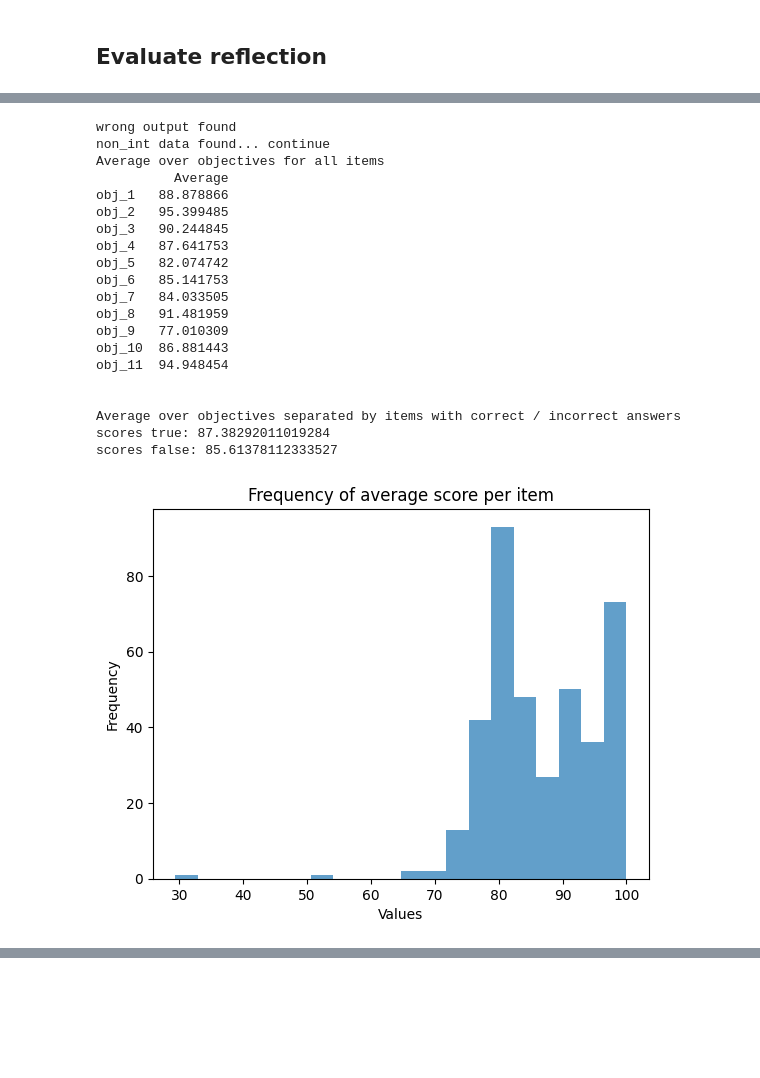
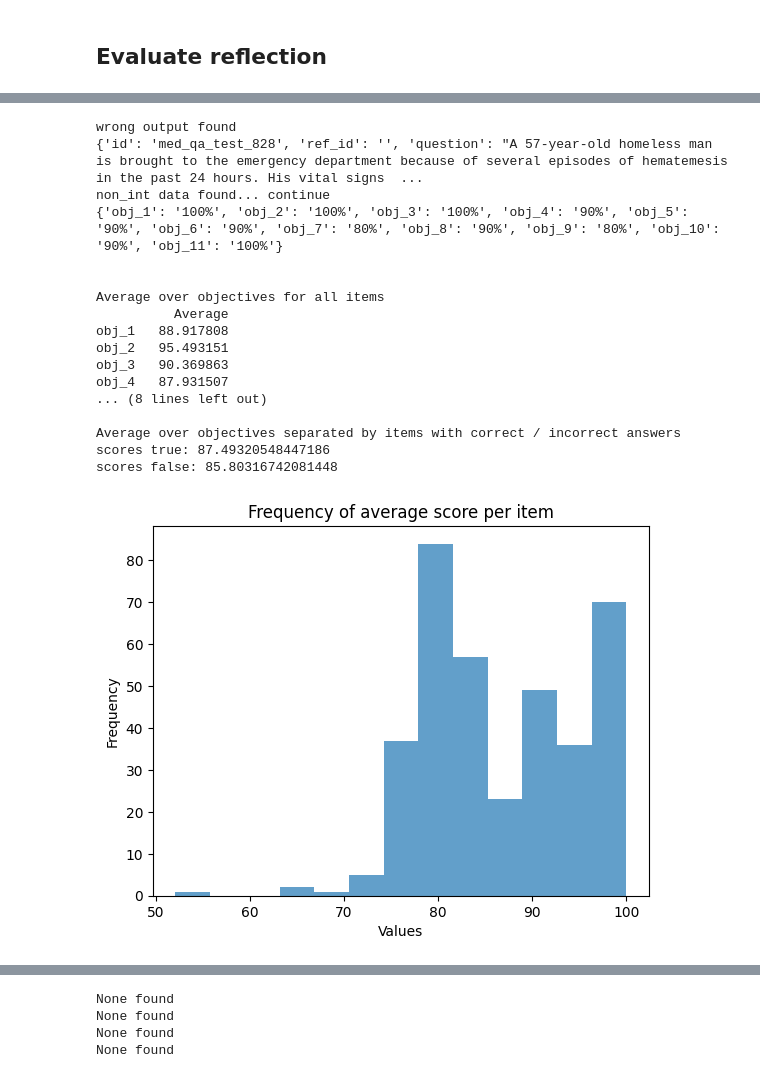
Before and after one commit to OpenBioLink/ThoughtSource, a Jupyter notebook: notebooks/reflection_messages/reflection_results.ipynb, the cells around one changed output, grey strips where cells are left out. Drawn from its saved outputs; the diff is of its cells as text; code cells hidden in the pictures; blank space fills up the shorter version.

```diff
--- a/notebooks/reflection_messages/reflection_results.ipynb
+++ b/notebooks/reflection_messages/reflection_results.ipynb
@@ -521,0 +454,4 @@ data.dump(dump_path+".json")
+# %%
+for element in c['med_qa']['test']:
+    if element['generated_cot'][0]['answers'][0]['correct_answer'] is None:
+        print("None found")
@@ -595,0 +577,6 @@ Standard dev. of scores
+# %%
+scores,indicators = zip(*scores_with_indicator)
+for i,element in enumerate(scores):
+        for inner_key, value in element.items():
+            if isinstance(value,str):
+                print(i,inner_key,value)
@@ -673,58 +715,57 @@ Standard dev. of scores
 data_400 = Collection.from_json("./med_qa_400_first_gpt-3.5-turbo_gpt-3.5-turbo.json")
 data_100 = Collection.from_json("./med_qa_first_gpt-3.5-turbo_gpt-3.5-turbo.json")
 data_500 = data_400.merge(data_100)
+data_500 = generate_without_none_ans(data_500)
 data = data_500
 
-scores_per_item, variables_per_item, [scores_true,scores_false] = parse_data(data,idx_cot=1,dataset='med_qa',split='test')
+scores_per_item, variables_per_item, filtered_lowest_tuples, scores_with_indicator = parse_data(data,idx_cot=1,dataset='med_qa',split='test')
 scores_per_item = fix_str_score(scores_per_item)
 scores_per_objective, df = get_further_data(scores_per_item)
 average_per_item = [sum(d.values()) / len(d) for d in scores_per_item]
 print("\n")
 print("Average over objectives for all items")
 print(df)
 print("\n")
 
-print("Average over objectives separated by items with correct / incorrect answers")
-avg_true_false(data,average_per_item,'med_qa','test')
+#print("Average over objectives separated by items with correct / incorrect answers") #see compare_true_false
 freq_bar_plot(scores_per_item)
 # avg_item_plot(scores_per_objective)
 
 print("Mann-Whitney-U test")
-scores_per_objective_true,scores_per_objective_false = u_test(data,scores_per_item,'med_qa','test')
-print("\n")
-print("Frequency where objective is lowest scored for items with false answer")
-print(dict(sorted(count_keys(scores_false).items(), key=lambda x: -x[1])))
-print("\n")
-print("Frequency where objective is lowest scored for items with correct answer")
-print(dict(sorted(count_keys(scores_true).items(), key=lambda x: -x[1])))
-print("\n")
+scores_per_objective_true,scores_per_objective_false = u_test(scores_with_indicator)
+# print("\n")
+# print("Frequency where objective is lowest scored for items with false answer")
+# print(dict(sorted(count_keys(scores_false).items(), key=lambda x: -x[1])))
+# print("\n")
+# print("Frequency where objective is lowest scored for items with correct answer")
+# print(dict(sorted(count_keys(scores_true).items(), key=lambda x: -x[1])))
+# print("\n")
 
 range_data = {key: (min(value),max(value)) for key, value in scores_per_objective.items()}
 print("range of scores")
 print(range_data)
 print("\n")
 print("Standard dev. of scores")
 print(standard_deviation(scores_per_objective))
+print("Compare the averages of groups with correct or incorrect answer")
+compare_true_false(scores_per_objective_true,scores_per_objective_false)
 # %% [output]
 wrong output found
+{'id': 'med_qa_test_828', 'ref_id': '', 'question': "A 57-year-old homeless man is brought to the emergency department because of several episodes of hematemesis in the past 24 hours. His vital signs  ...
 non_int data found... continue
+{'obj_1': '100%', 'obj_2': '100%', 'obj_3': '100%', 'obj_4': '90%', 'obj_5': '90%', 'obj_6': '90%', 'obj_7': '80%', 'obj_8': '90%', 'obj_9': '80%', 'obj_10': '90%', 'obj_11': '100%'}
+
+
 Average over objectives for all items
           Average
-obj_1   88.878866
-obj_2   95.399485
-obj_3   90.244845
-obj_4   87.641753
-obj_5   82.074742
-obj_6   85.141753
-obj_7   84.033505
-obj_8   91.481959
-obj_9   77.010309
-obj_10  86.881443
-obj_11  94.948454
-
+obj_1   88.917808
+obj_2   95.493151
+obj_3   90.369863
+obj_4   87.931507
+... (8 lines left out)
 
 Average over objectives separated by items with correct / incorrect answers
-scores true: 87.38292011019284
-scores false: 85.61378112333527
+scores true: 87.49320548447186
+scores false: 85.80316742081448
-[figure, old version]
+[figure, new version]
 Mann-Whitney-U test
@@ -747,3 +801,15 @@ Standard dev. of scores
+# %%
+data_400 = Collection.from_json("./med_qa_400_first_gpt-4_gpt-4.json")
+data_100 = Collection.from_json("./med_qa_first_gpt-4_gpt-4.json")
+data_500 = data_400.merge(data_100)
+for element in data_500['med_qa']['test']:
+    if element['generated_cot'][0]['answers'][0]['correct_answer'] is None:
+        print("None found")
+# %% [output]
+None found
+None found
+None found
+None found
 # %%
 # GPT-4 supervised by GPT-4
 data_400 = Collection.from_json("./med_qa_400_first_gpt-4_gpt-4.json")
```
Also changed, not shown: parts of 32 cells of this notebook, 3 other files.
